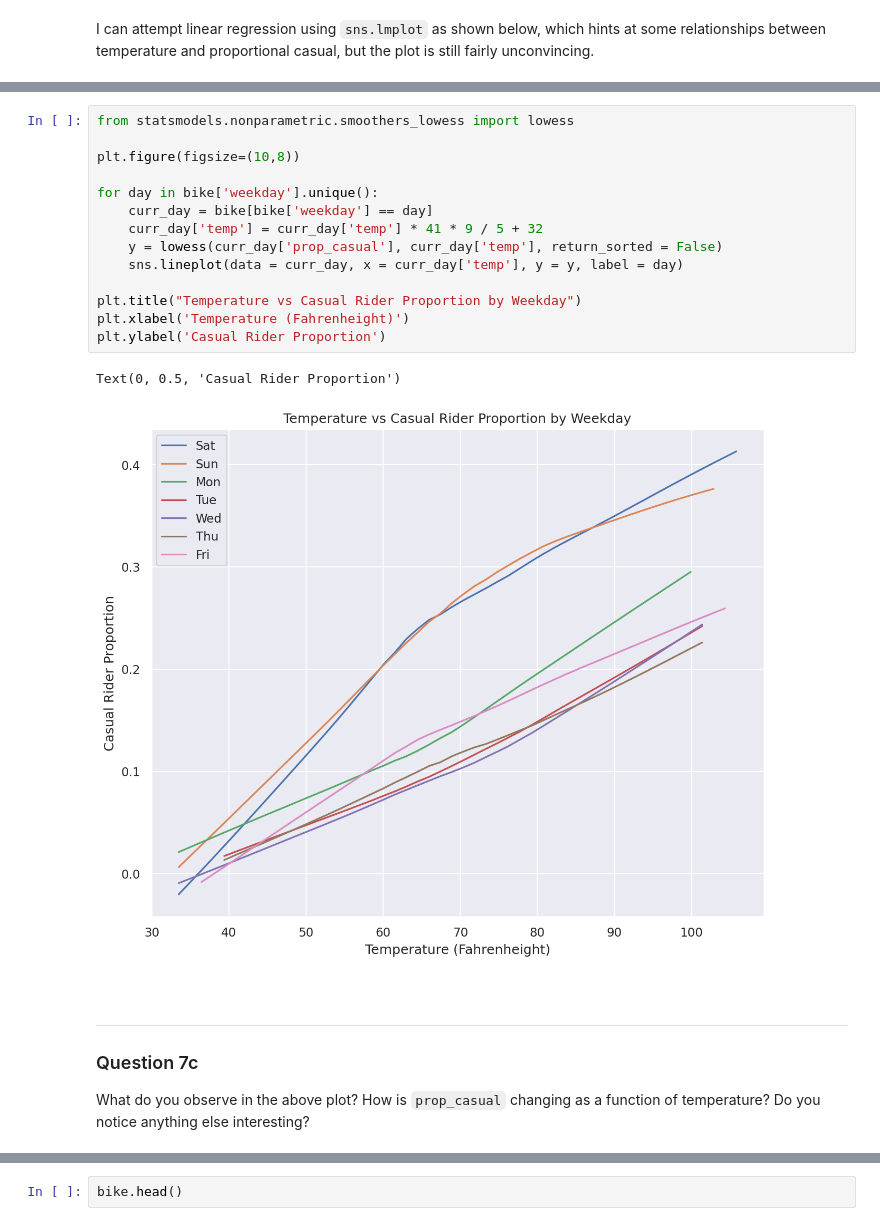
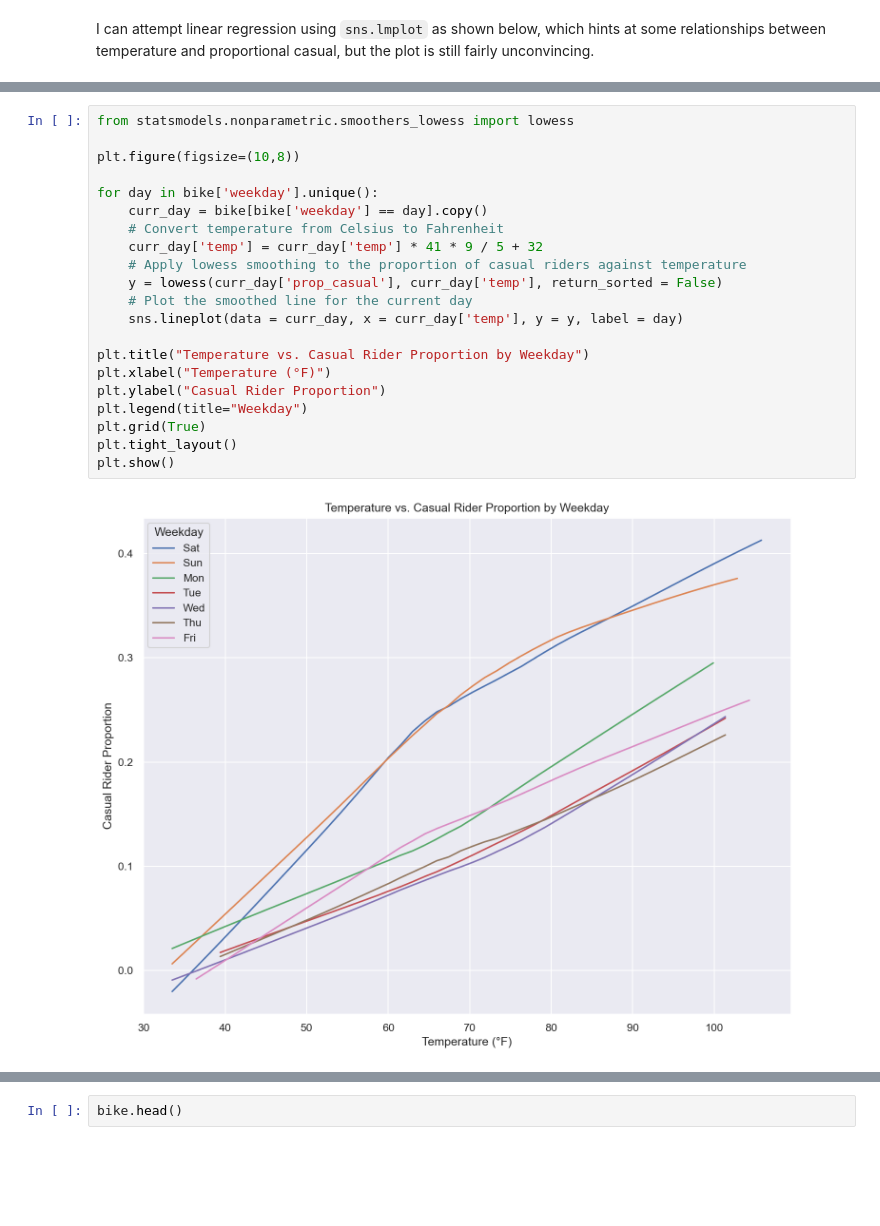
Before and after one commit to jad3ch3n/dc-bikeshare, a Jupyter notebook: bikeshare-analysis.ipynb, the cells around one changed output, grey strips where cells are left out. Cells and saved outputs as stored; diff of their text form; blank space fills up the shorter version.

```diff
--- a/bikeshare-analysis.ipynb
+++ b/bikeshare-analysis.ipynb
@@ -678,27 +675,23 @@ Note: If you prefer plotting temperatures in Celsius, that's fine as well! Just
 # %%
 from statsmodels.nonparametric.smoothers_lowess import lowess
 
 plt.figure(figsize=(10,8))
 
 for day in bike['weekday'].unique():
-    curr_day = bike[bike['weekday'] == day]
+    curr_day = bike[bike['weekday'] == day].copy()
+    # Convert temperature from Celsius to Fahrenheit
     curr_day['temp'] = curr_day['temp'] * 41 * 9 / 5 + 32
+    # Apply lowess smoothing to the proportion of casual riders against temperature
     y = lowess(curr_day['prop_casual'], curr_day['temp'], return_sorted = False)
+    # Plot the smoothed line for the current day
     sns.lineplot(data = curr_day, x = curr_day['temp'], y = y, label = day)
 
-plt.title("Temperature vs Casual Rider Proportion by Weekday")
-plt.xlabel('Temperature (Fahrenheight)')
-plt.ylabel('Casual Rider Proportion')
+plt.title("Temperature vs. Casual Rider Proportion by Weekday")
+plt.xlabel("Temperature (°F)")
+plt.ylabel("Casual Rider Proportion")
+plt.legend(title="Weekday")
+plt.grid(True)
+plt.tight_layout()
+plt.show()
 # %% [output]
-Text(0, 0.5, 'Casual Rider Proportion')
-[figure, old version]
+[figure, new version]
-# %% [markdown]
-<!-- END QUESTION -->
-
-<!-- BEGIN QUESTION -->
-
-<br>
-
----
-### Question 7c
-What do you observe in the above plot? How is `prop_casual` changing as a function of temperature? Do you notice anything else interesting?
```
Also changed, not shown: parts of 25 cells of this notebook, 2 other files.
